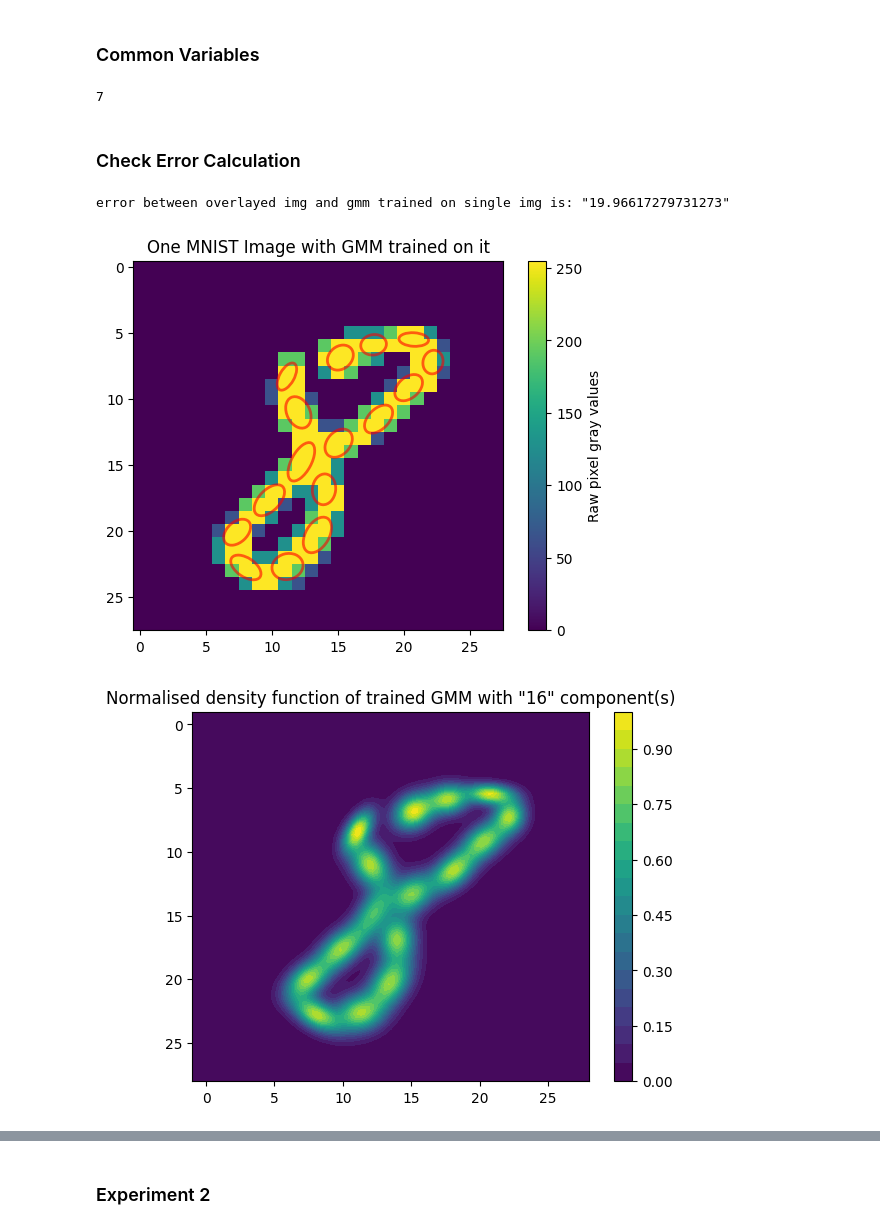
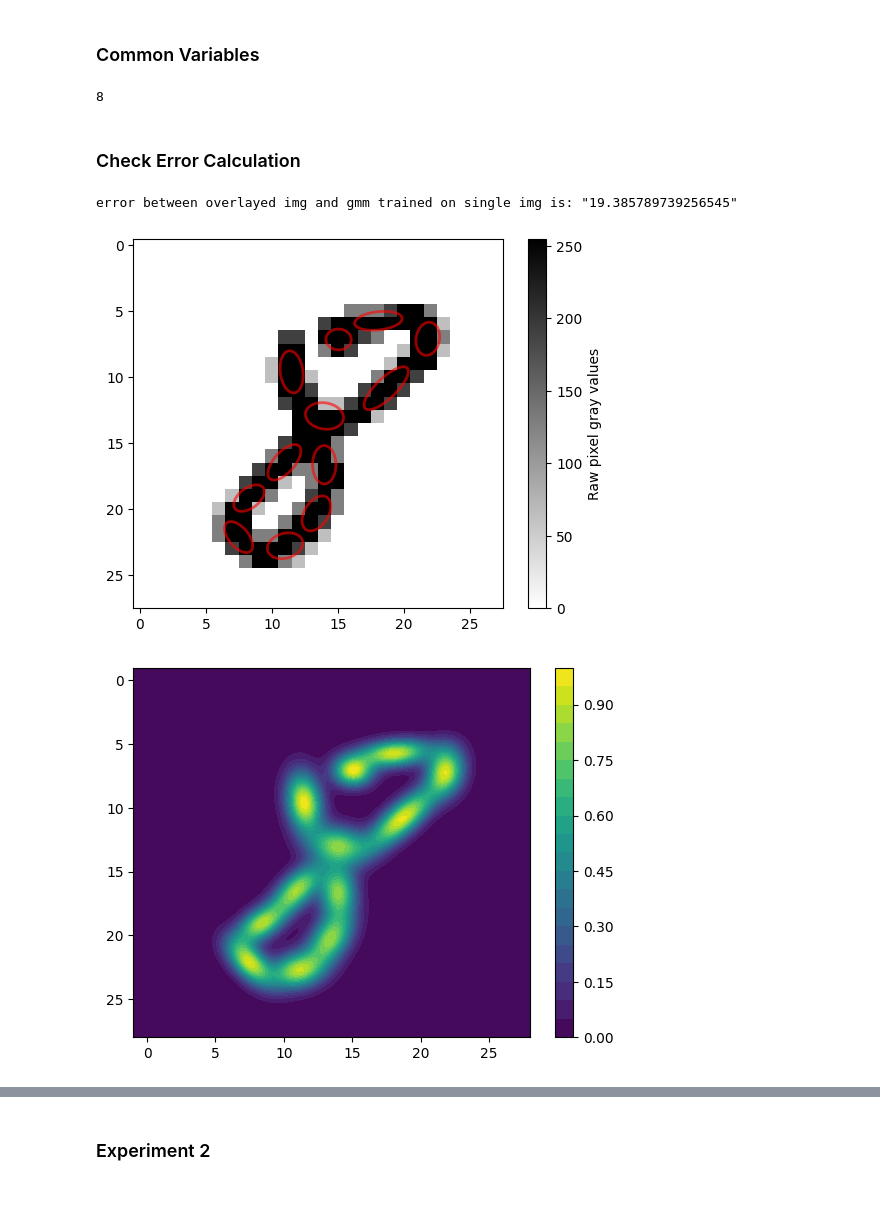
Before and after one commit to DaSebb/gmm_project, a Jupyter notebook: src/gmm_notebook.ipynb, the cells around one changed output, grey strips where cells are left out. Saved outputs shown, nothing was run; the diff lists cells and outputs as text; code cells hidden in the pictures; blank space fills up the shorter version.

```diff
--- a/src/gmm_notebook.ipynb
+++ b/src/gmm_notebook.ipynb
@@ -188,14 +197,14 @@ X_digit_img = X_digit[36]
 
 overlayed_digits = overlay_mnistdigits(X_digit[:400])
 score_data_table = create_XY_table_from_training_data(X_digit_img)
-gmm_01 = GaussianMixture(n_components=16, covariance_type='full', reg_covar=1e-5)
+gmm_01 = GaussianMixture(n_components=12, covariance_type='full', reg_covar=1e-5)
 
 test_img  = X_digit[29]
 XY_table = create_XY_table(test_img)
 gmm_01.fit(XY_table)
 print(gmm_01.n_iter_)
 # %% [output]
-7
+8
 # %% [markdown]
 ### Check Error Calculation
 # %%
@@ -207,38 +216,38 @@ error_between_img_and_gmm, error_map = compare_error_of_GMM_and_IMG([gmm_01], sc
 print(f'error between overlayed img and gmm trained on single img is: "{error_between_img_and_gmm}"')
 
 fig, ax = plt.subplots()
 fig2, ax2 = plt.subplots()
 fig3, ax3 = plt.subplots()
 fig4, ax4 = plt.subplots()
 fig5, ax5 = plt.subplots()
 
 plot_gmm(gmm_01, ax)
 
 sub_plot_gmm_probabilities_in_subplot(fig2, ax2, score_data_table, [gmm_01])
-ax2.set_title(f'Normalised density function of trained GMM with "{gmm_01.n_components}" component(s)')
+#ax2.set_title(f'Normalised density function of trained GMM with "{gmm_01.n_components}" component(s)')
 
-pixel_val = ax.imshow(test_img)
-ax.set_title("One MNIST Image with GMM trained on it")
+pixel_val = ax.imshow(test_img, cmap='gray_r')
+#ax.set_title("One MNIST Image with GMM trained on it")
 cbar = fig.colorbar(pixel_val, ax=ax, orientation='vertical')
 cbar.set_label("Raw pixel gray values")
 
 im_error = ax3.imshow(error_map)
 ax3.set_title("Error between overlayed image and predictions of trained GMM")
 cbar = fig3.colorbar(im_error, ax=ax3, orientation='vertical')
 cbar.set_label("Error")
 
 pixel_val_2 = ax4.imshow(overlayed_digits)
 ax4.set_title("400 MNIST images overlayed on top of each other")
 cbar_2 = fig4.colorbar(pixel_val_2, ax=ax4, orientation='vertical')
 cbar_2.set_label("Raw pixel gray values")
 
-pixel_val_3 = ax5.imshow(pixel_img_of_gmm_pdf)
-ax5.set_title('pixle image pdf from fitted gmm')
+pixel_val_3 = ax5.imshow(pixel_img_of_gmm_pdf, cmap='gray_r')
+#ax5.set_title('pixle image pdf from fitted gmm')
 cbar_3 = fig5.colorbar(pixel_val_3, ax=ax5, orientation='vertical' )
 cbar_3.set_label("Raw pixel gray values")
 
 plt.show()
 # %% [output]
-error between overlayed img and gmm trained on single img is: "19.96617279731273"
+error between overlayed img and gmm trained on single img is: "19.385789739256545"
-[figure, old version]
+[figure, new version]
-[figure, old version]
+[figure, new version]
```
Also changed, not shown: parts of 6 cells of this notebook, 10 other files.
